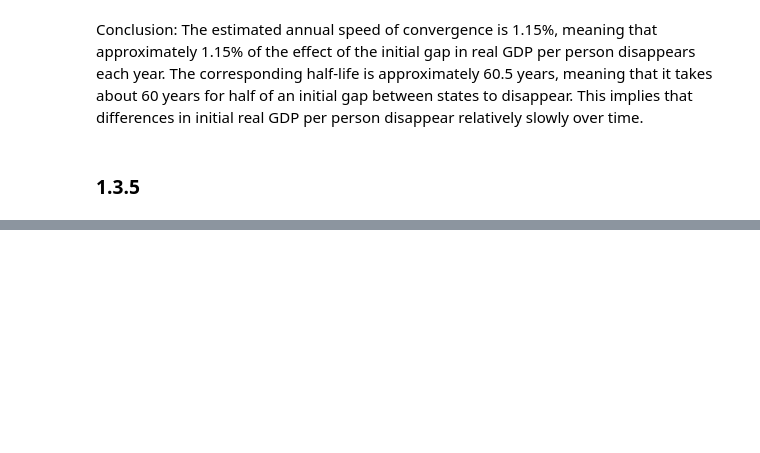
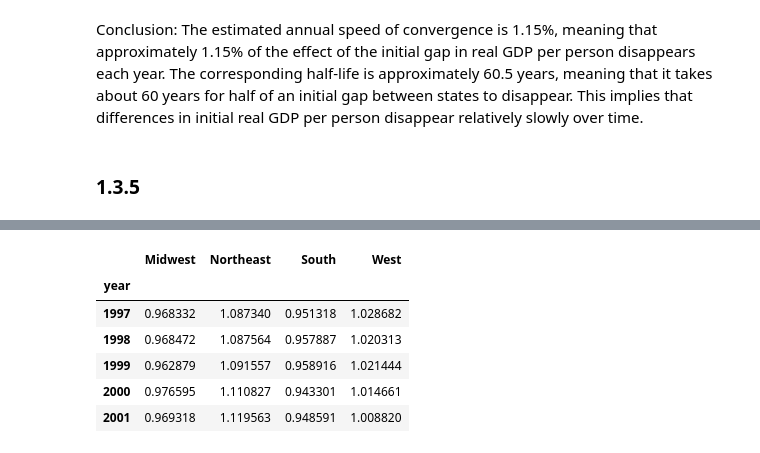
Before and after one commit to NumEconCopenhagen/projects-2025-philippa-ronya, a Jupyter notebook: 03_examproject/problem1.ipynb, the cells around one changed output, grey strips where cells are left out. Saved outputs shown, nothing was run; the diff lists cells and outputs as text; code cells hidden in the pictures; blank space fills up the shorter version.

```diff
--- a/03_examproject/problem1.ipynb
+++ b/03_examproject/problem1.ipynb
@@ -441,0 +503,14 @@ Conclusion: The estimated annual speed of convergence is 1.15%, meaning that app
+# %%
+# Compute regional GDP per person relative to the overall state average
+
+region_relative = region_average.div(overall_average, axis=0)
+
+region_relative.head()
+# %% [output]
+|  | Midwest | Northeast | South | West |
+| year |  |  |  |  |
+| 1997 | 0.968332 | 1.087340 | 0.951318 | 1.028682 |
+| 1998 | 0.968472 | 1.087564 | 0.957887 | 1.020313 |
+| 1999 | 0.962879 | 1.091557 | 0.958916 | 1.021444 |
+| 2000 | 0.976595 | 1.110827 | 0.943301 | 1.014661 |
+| 2001 | 0.969318 | 1.119563 | 0.948591 | 1.008820 |
```
Also changed, not shown: parts of 18 cells of this notebook.
